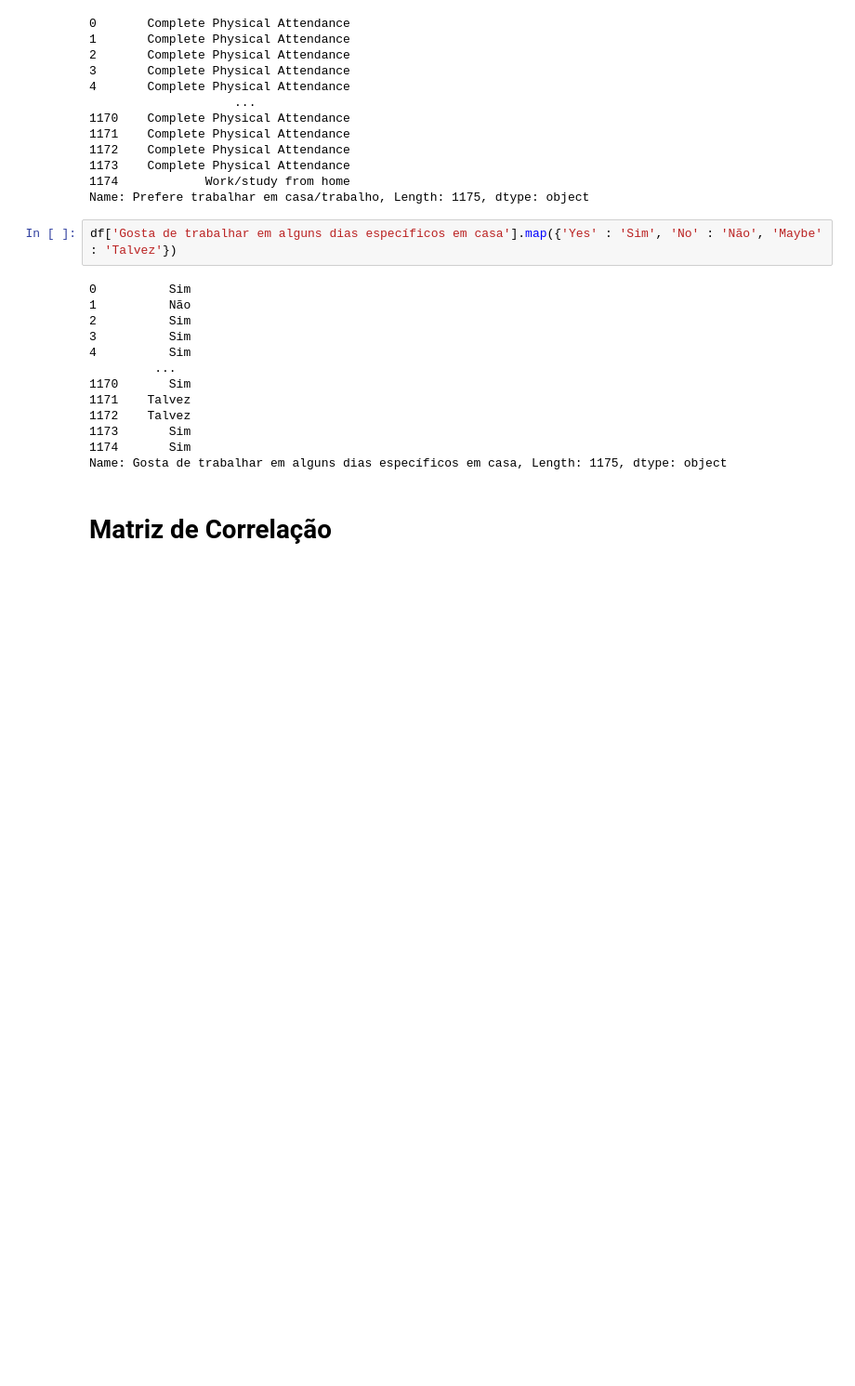
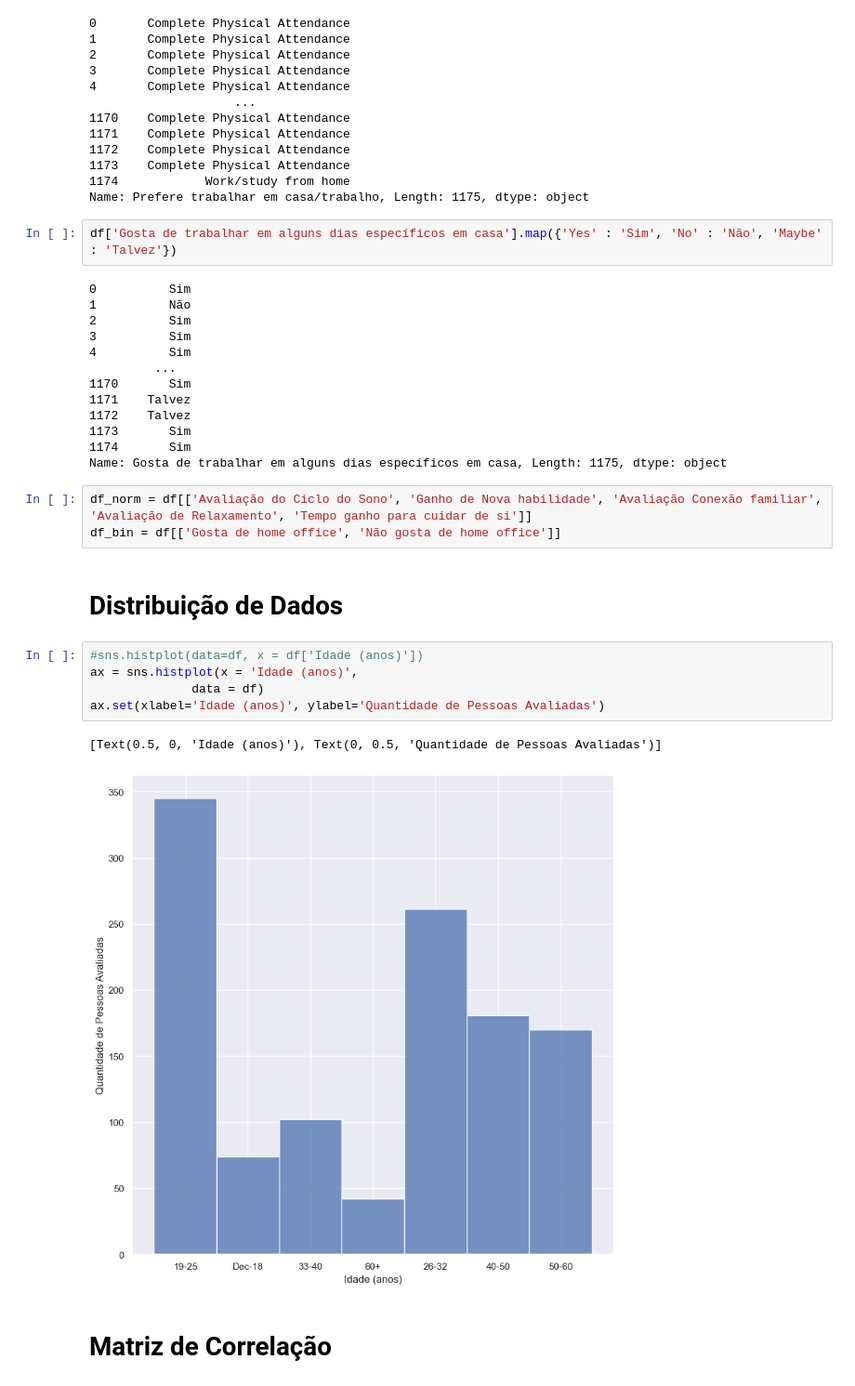
Before and after one commit to akira-gabriel/Covid-Psycological-Effects-of-COVID, a Jupyter notebook: Psycological Effects of COVID.ipynb, the cells around one changed output. Shown at 93% size. Cells and saved outputs as stored; diff of their text form; blank space fills up the shorter version.

```diff
--- a/Psycological Effects of COVID.ipynb
+++ b/Psycological Effects of COVID.ipynb
@@ -249,6 +274,19 @@ df['Gosta de trabalhar em alguns dias específicos em casa'].map({'Yes' : 'Sim',
 1173       Sim
 1174       Sim
 Name: Gosta de trabalhar em alguns dias específicos em casa, Length: 1175, dtype: object
+# %%
+df_norm = df[['Avaliação do Ciclo do Sono', 'Ganho de Nova habilidade', 'Avaliação Conexão familiar', 'Avaliação de Relaxamento', 'Tempo ganho para cuidar de si']]
+df_bin = df[['Gosta de home office', 'Não gosta de home office']]
+# %% [markdown]
+# Distribuição de Dados
+# %%
+#sns.histplot(data=df, x = df['Idade (anos)'])
+ax = sns.histplot(x = 'Idade (anos)',
+              data = df)
+ax.set(xlabel='Idade (anos)', ylabel='Quantidade de Pessoas Avaliadas')
+# %% [output]
+[Text(0.5, 0, 'Idade (anos)'), Text(0, 0.5, 'Quantidade de Pessoas Avaliadas')]
+[figure, added]
 # %% [markdown]
 # Matriz de Correlação
 # %%
```
Also changed, not shown: parts of 5 cells of this notebook.
